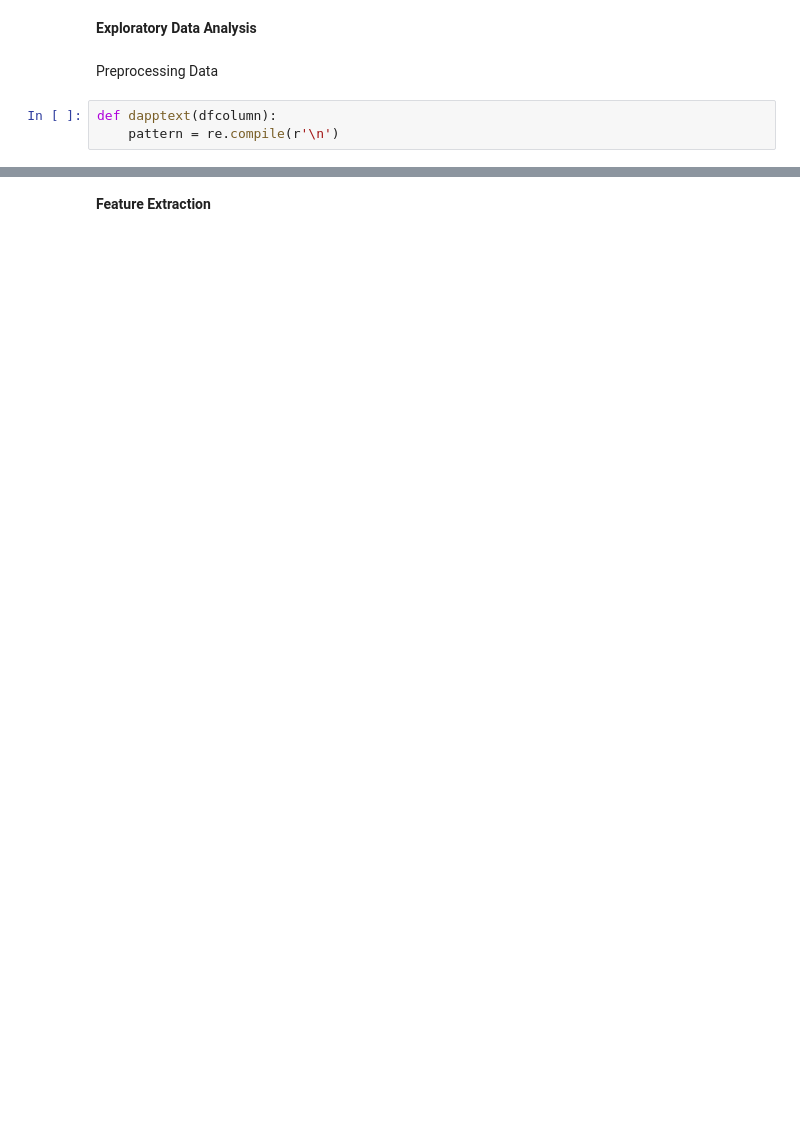
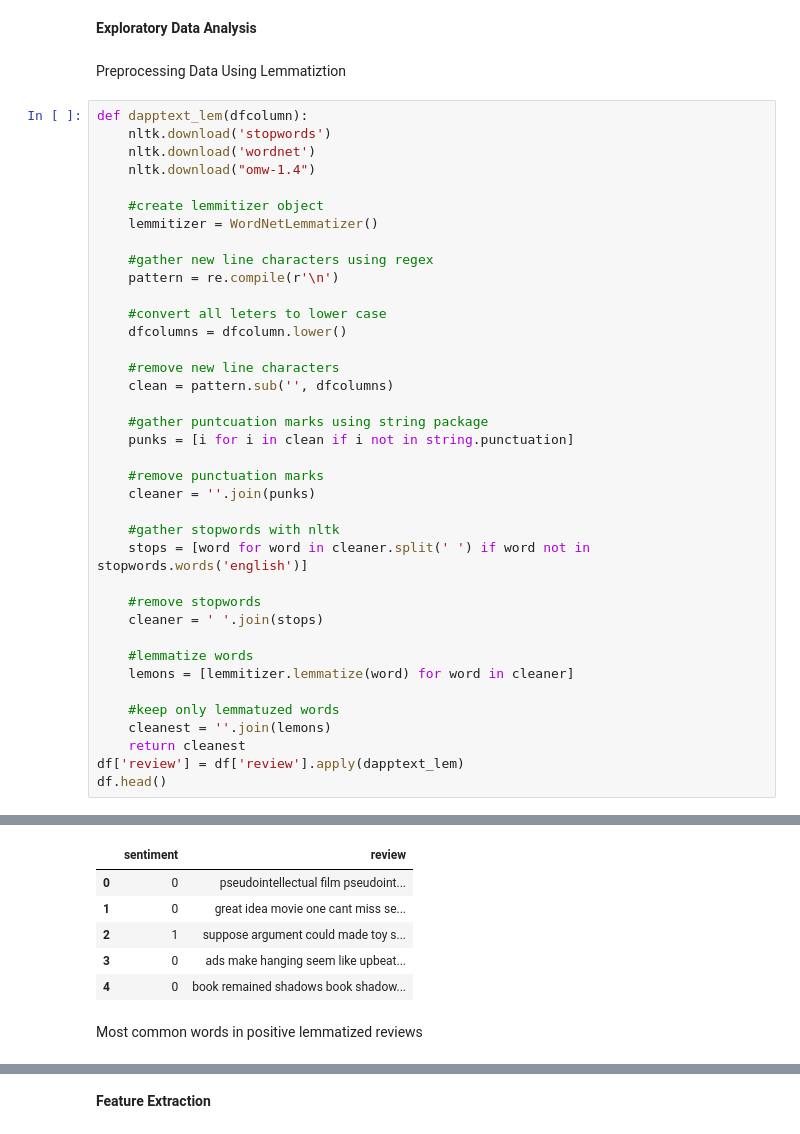
Before and after one commit to benbesthof/Naive-Reviews, a Jupyter notebook: B_Besthof_M10_assn.ipynb, the cells around one changed output, grey strips where cells are left out. Cells and saved outputs as stored; diff of their text form; blank space fills up the shorter version.

Commit message:
Preprocessing function, freqdist, feature extraction, lemmatization done, stemming needs completion

```diff
--- a/B_Besthof_M10_assn.ipynb
+++ b/B_Besthof_M10_assn.ipynb
@@ -106,7 +133,43 @@ Cleaning the data will also require for lemmatization or stemming of the text. L
 # %% [markdown]
 **Exploratory Data Analysis**
 # %% [markdown]
-Preprocessing Data
+Preprocessing Data Using Lemmatiztion
-# %%
-def dapptext(dfcolumn):
-    pattern = re.compile(r'\n')
+# %%
+def dapptext_lem(dfcolumn):
+    nltk.download('stopwords')
+    nltk.download('wordnet')
+    nltk.download("omw-1.4")
+
+    #create lemmitizer object
+    lemmitizer = WordNetLemmatizer()
+
+    #gather new line characters using regex
+    pattern = re.compile(r'\n')
+
+    #convert all leters to lower case
+    dfcolumns = dfcolumn.lower()
+
+    #remove new line characters
+    clean = pattern.sub('', dfcolumns)
+
+    #gather puntcuation marks using string package
+    punks = [i for i in clean if i not in string.punctuation]
+
+    #remove punctuation marks
+    cleaner = ''.join(punks)
+
+    #gather stopwords with nltk
+    stops = [word for word in cleaner.split(' ') if word not in stopwords.words('english')]
+
+    #remove stopwords
+    cleaner = ' '.join(stops)
+
+    #lemmatize words
+    lemons = [lemmitizer.lemmatize(word) for word in cleaner]
+
+    #keep only lemmatuzed words
+    cleanest = ''.join(lemons)
+    return cleanest
+df['review'] = df['review'].apply(dapptext_lem)
+df.head()
+# %% [output]
@@ -112,0 +193,8 @@ def dapptext(dfcolumn):
+|  | sentiment | review |
+| 0 | 0 | pseudointellectual film pseudoint... |
+| 1 | 0 | great idea movie one cant miss se... |
+| 2 | 1 | suppose argument could made toy s... |
+| 3 | 0 | ads make hanging seem like upbeat... |
+| 4 | 0 | book remained shadows book shadow... |
+# %% [markdown]
+Most common words in positive lemmatized reviews
```
Also changed, not shown: parts of 8 cells of this notebook.
